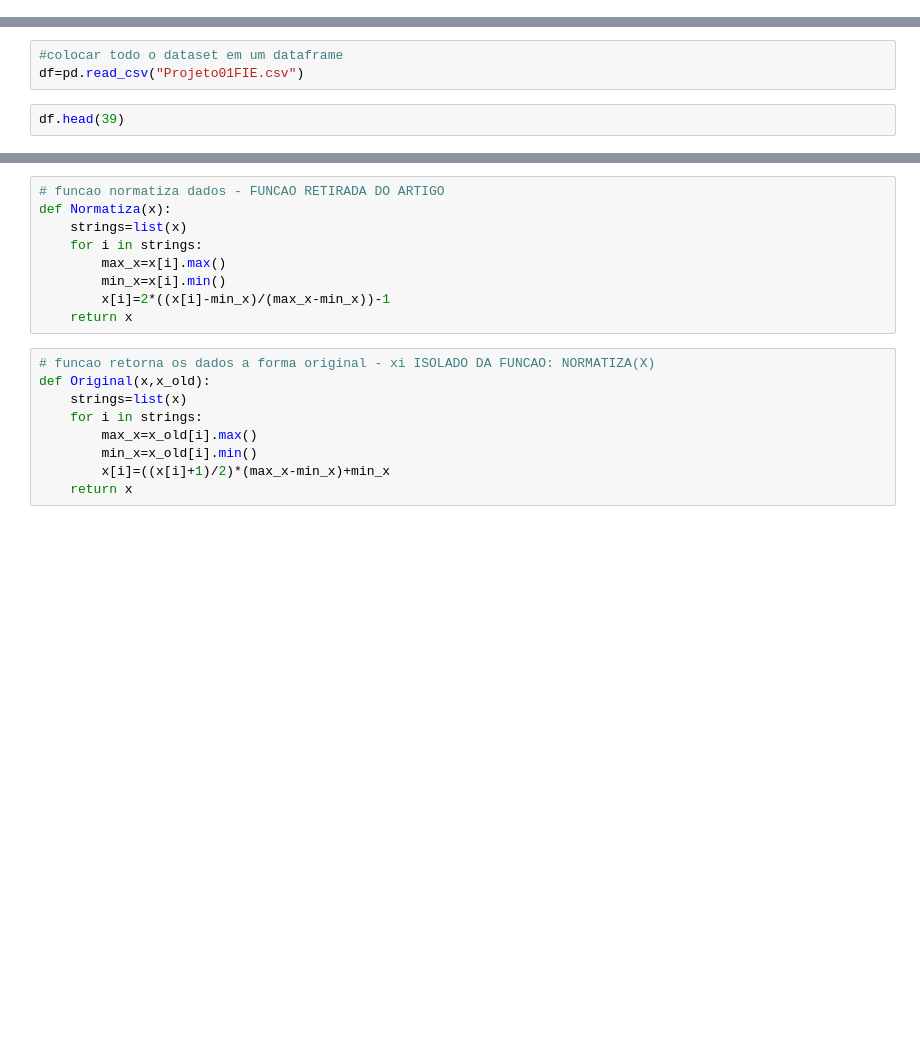
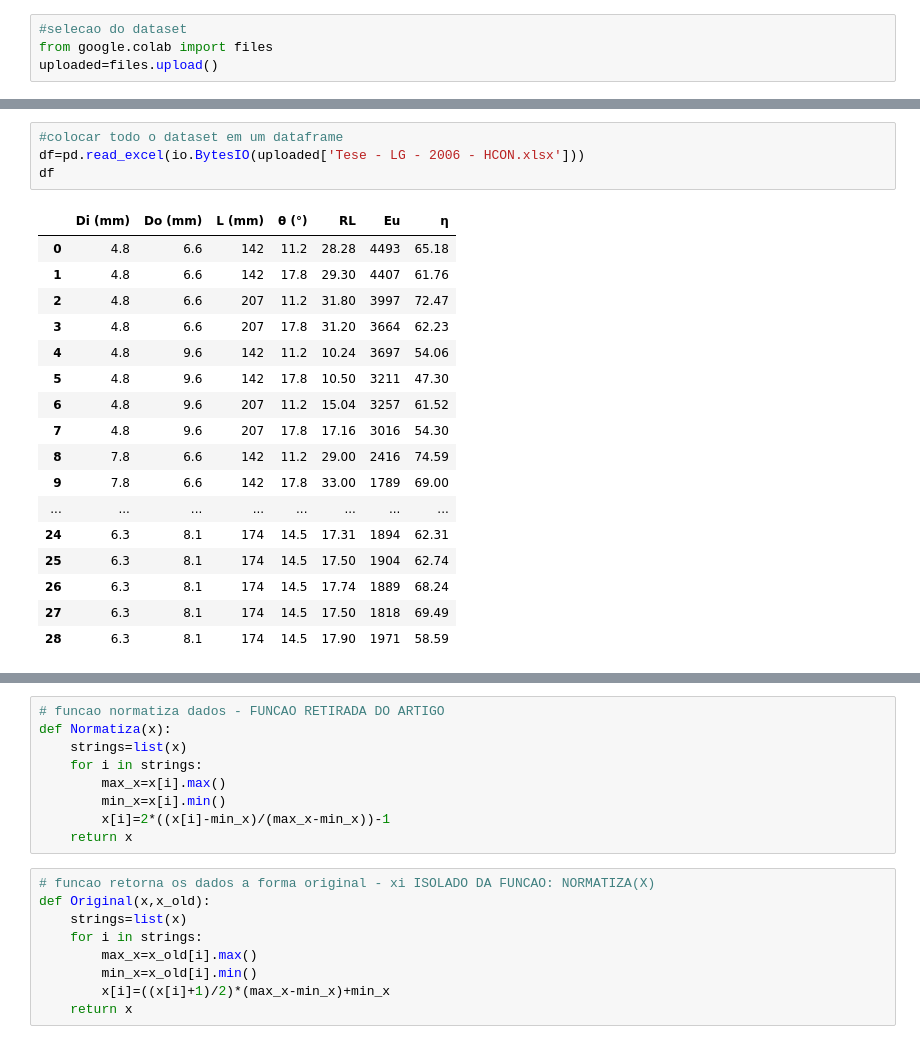
Before and after one commit to muriloufu/Hydrocyclone_ANN, a Jupyter notebook: Vieira_2006_HC.ipynb, the cells around one changed output, grey strips where cells are left out. Cells and saved outputs as stored; diff of their text form; blank space fills up the shorter version.

```diff
--- a/Vieira_2006_HC.ipynb
+++ b/Vieira_2006_HC.ipynb
@@ -30,0 +25,4 @@ getLocalFiles()
+# %%
+#selecao do dataset
+from google.colab import files
+uploaded=files.upload()
@@ -31,7 +32,24 @@ getLocalFiles()
 # %%
 #colocar todo o dataset em um dataframe
-df=pd.read_csv("Projeto01FIE.csv")
+df=pd.read_excel(io.BytesIO(uploaded['Tese - LG - 2006 - HCON.xlsx']))
+df
+# %% [output]
+|  | Di (mm) | Do (mm) | L (mm) | θ (°) | RL | Eu | η |
+| 0 | 4.8 | 6.6 | 142 | 11.2 | 28.28 | 4493 | 65.18 |
+| 1 | 4.8 | 6.6 | 142 | 17.8 | 29.30 | 4407 | 61.76 |
+| 2 | 4.8 | 6.6 | 207 | 11.2 | 31.80 | 3997 | 72.47 |
+| 3 | 4.8 | 6.6 | 207 | 17.8 | 31.20 | 3664 | 62.23 |
+| 4 | 4.8 | 9.6 | 142 | 11.2 | 10.24 | 3697 | 54.06 |
+| 5 | 4.8 | 9.6 | 142 | 17.8 | 10.50 | 3211 | 47.30 |
+| 6 | 4.8 | 9.6 | 207 | 11.2 | 15.04 | 3257 | 61.52 |
+| 7 | 4.8 | 9.6 | 207 | 17.8 | 17.16 | 3016 | 54.30 |
+| 8 | 7.8 | 6.6 | 142 | 11.2 | 29.00 | 2416 | 74.59 |
+| 9 | 7.8 | 6.6 | 142 | 17.8 | 33.00 | 1789 | 69.00 |
+| ... | ... | ... | ... | ... | ... | ... | ... |
+| 24 | 6.3 | 8.1 | 174 | 14.5 | 17.31 | 1894 | 62.31 |
+| 25 | 6.3 | 8.1 | 174 | 14.5 | 17.50 | 1904 | 62.74 |
+| 26 | 6.3 | 8.1 | 174 | 14.5 | 17.74 | 1889 | 68.24 |
+| 27 | 6.3 | 8.1 | 174 | 14.5 | 17.50 | 1818 | 69.49 |
+| 28 | 6.3 | 8.1 | 174 | 14.5 | 17.90 | 1971 | 58.59 |
-# %%
-df.head(39)
 # %%
 #Retirada da coluna 0 do df e colocar no Dat_Select
```
Also changed, not shown: parts of 5 cells of this notebook.
